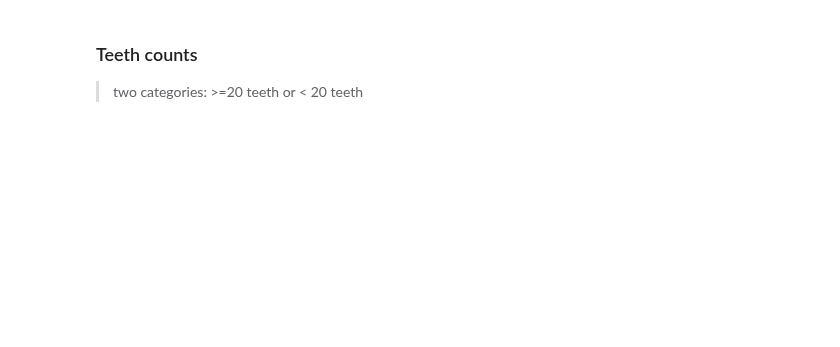
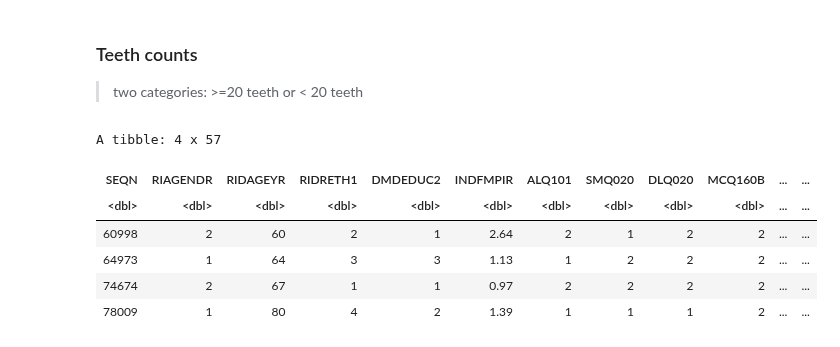
Before and after one commit to silvano315/Med-Physics, a Jupyter notebook: notebooks/NHANES_number_teeth_analysis.ipynb, the cells around one changed output. Drawn from its saved outputs; the diff is of its cells as text; code cells hidden in the pictures; blank space fills up the shorter version.

```diff
--- a/notebooks/NHANES_number_teeth_analysis.ipynb
+++ b/notebooks/NHANES_number_teeth_analysis.ipynb
@@ -431,3 +450,39 @@ dim(df_final_merged)
 # %% [markdown]
 ### Teeth counts
 > two categories: >=20 teeth or < 20 teeth
+# %%
+# Functions to check if there are patients with zero permanent teeth, and moreover, patients with only not present teeth and fragments/root
+
+find_patients_no_teeth <- function(df) {
+  # Seleziona le colonne dei denti (OHXxxTC)
+  teeth_cols <- grep("^OHX\\d{2}TC$", names(df), value = TRUE)
+
+  # Identifica i pazienti che non hanno nemmeno un valore 2
+  no_teeth_patients <- df[rowSums(df[, teeth_cols] == 2, na.rm = TRUE) == 0, ]
+
+  # Restituisce gli ID dei pazienti senza denti naturali
+  return(no_teeth_patients)
+}
+
+find_patients_with_non4_values <- function(df) {
+
+  teeth_cols <- grep("^OHX\\d{2}TC$", names(df), value = TRUE)
+
+  no_teeth_patients <- find_patients_no_teeth(df)
+
+  patients_with_non4 <- no_teeth_patients[rowSums(no_teeth_patients[, teeth_cols] != 4, na.rm = TRUE) > 0, ]
+
+  return(patients_with_non4)
+
+}
+
+test_edentolus <- find_patients_with_non4_values(df_final_merged)
+head(test_edentolus)
+# %% [output]
+A tibble: 4 x 57
+| SEQN | RIAGENDR | RIDAGEYR | RIDRETH1 | DMDEDUC2 | INDFMPIR | ALQ101 | SMQ020 | DLQ020 | MCQ160B | ... | ... |
+| <dbl> | <dbl> | <dbl> | <dbl> | <dbl> | <dbl> | <dbl> | <dbl> | <dbl> | <dbl> | ... | ... |
+| 60998 | 2 | 60 | 2 | 1 | 2.64 | 2 | 1 | 2 | 2 | ... | ... |
+| 64973 | 1 | 64 | 3 | 3 | 1.13 | 1 | 2 | 2 | 2 | ... | ... |
+| 74674 | 2 | 67 | 1 | 1 | 0.97 | 2 | 2 | 2 | 2 | ... | ... |
+| 78009 | 1 | 80 | 4 | 2 | 1.39 | 1 | 1 | 1 | 2 | ... | ... |
```
Also changed, not shown: parts of 4 cells of this notebook.
